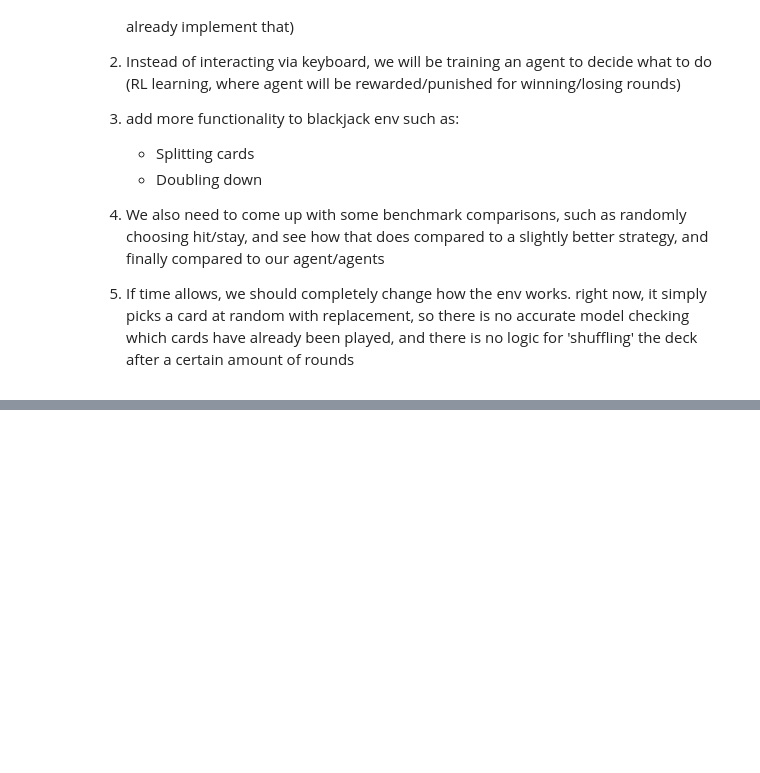
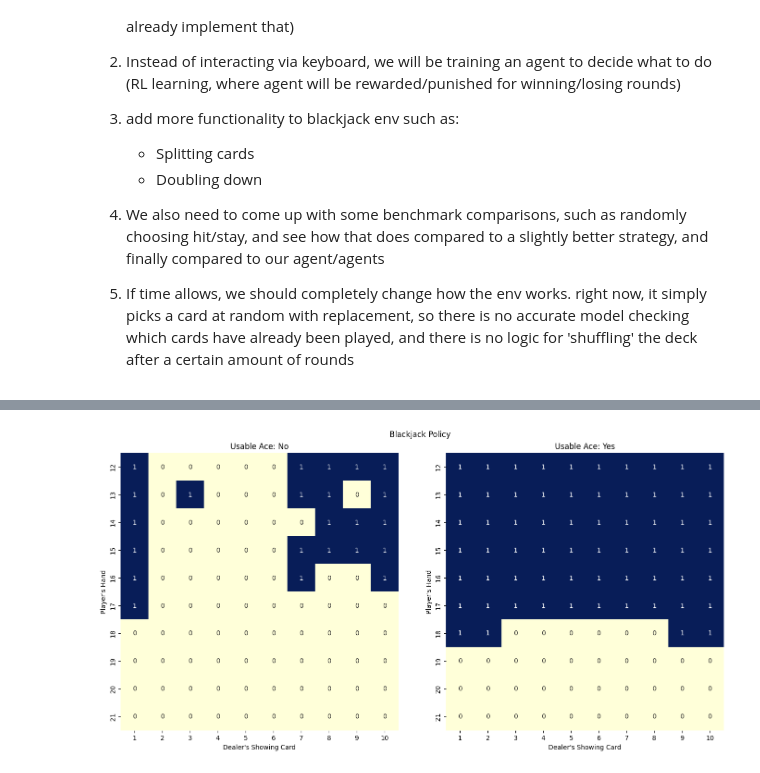
Before and after one commit to simeongluzman/BlackjackRL, a Jupyter notebook: test1.ipynb, the cells around one changed output, grey strips where cells are left out. Drawn from its saved outputs; the diff is of its cells as text; code cells hidden in the pictures; blank space fills up the shorter version.

```diff
--- a/test1.ipynb
+++ b/test1.ipynb
@@ -64,0 +179,31 @@ You lost!
+# %%
+import matplotlib.pyplot as plt
+import seaborn as sns
+
+def visualize_policy(policy, title='Blackjack Policy'):
+    """
+    Visualizes the Blackjack policy.
+
+    Parameters:
+        policy (np.array): The policy to visualize, with shape (10, 10, 2), where the dimensions are
+                           player's hand (12-21), dealer's showing card (1-10), and usable ace (0, 1).
+        title (str): The title for the plot.
+    """
+    fig, axes = plt.subplots(1, 2, figsize=(14, 7), constrained_layout=True)
+
+    for i, ax in enumerate(axes):
+        sns.heatmap(policy[:, :, i], cmap="YlGnBu", ax=ax, square=True,
+                    annot=True, cbar=False, fmt="d",
+                    xticklabels=range(1, 11), yticklabels=range(12, 22))
+        ax.set_title(f"Usable Ace: {'Yes' if i == 1 else 'No'}")
+        ax.set_xlabel("Dealer's Showing Card")
+        ax.set_ylabel("Player's Hand")
+
+    plt.suptitle(title)
+    plt.show()
+
+# Assuming 'optimal_policy' is your calculated policy from Q-learning
+# Remember to adjust this line according to how your policy array is structured
+visualize_policy(optimal_policy)
+# %% [output]
+[figure, added]
```
Also changed, not shown: parts of 4 cells of this notebook, 3 other files.
